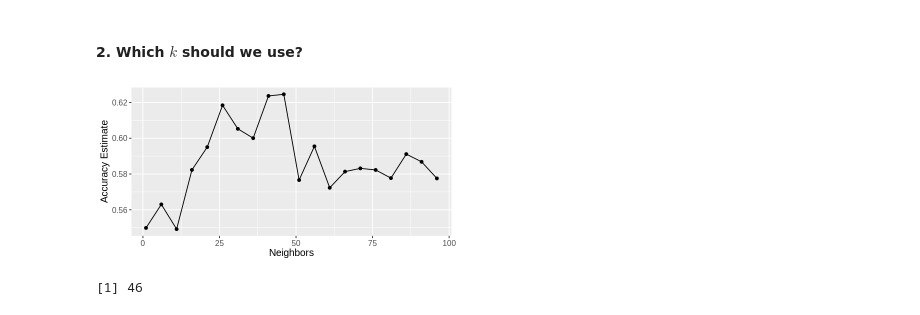
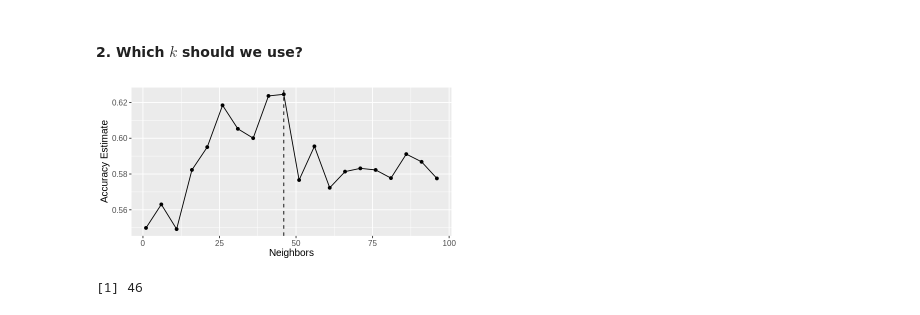
Before and after one commit to dawon020411/dsci-project-004, a Jupyter notebook: group_report.ipynb, the cells around one changed output. Saved outputs shown, nothing was run; the diff lists cells and outputs as text; code cells hidden in the pictures.

```diff
--- a/group_report.ipynb
+++ b/group_report.ipynb
@@ -251,34 +292,35 @@ knn_model<-nearest_neighbor(weight_func = "rectangular",neighbors = tune())|>
    set_engine("kknn") |>
    set_mode("classification")
 
 knn_vfold <- vfold_cv(heart_data_training,v=10, strata=diagnosis)
 
 
 k_vals <- tibble(neighbors = seq(from = 1, to = 100, by = 5))
 knn_results <- workflow()|>
       add_recipe(knn_recipe)|>
       add_model(knn_model)|>
       tune_grid(resamples = knn_vfold, grid = k_vals) |>
   collect_metrics()
 # knn_results
 
 
 accuracies<-knn_results|>
 filter(.metric=="accuracy")
 
 # accuracies
 
 
 accuracy_vs_k <- ggplot(accuracies, aes(x = neighbors, y = mean)) +
   geom_point() +
   geom_line() +
+  geom_vline(xintercept = 46, linetype = "dashed") +
   labs(x = "Neighbors", y = "Accuracy Estimate") +
   theme(text = element_text(size = 12))
 
 
 accuracy_vs_k
 # %% [output]
-[figure, old version]
+[figure, new version]
 # %%
 best_k <- accuracies |>
             arrange(desc(mean)) |>
```
Also changed, not shown: parts of 5 cells of this notebook.
